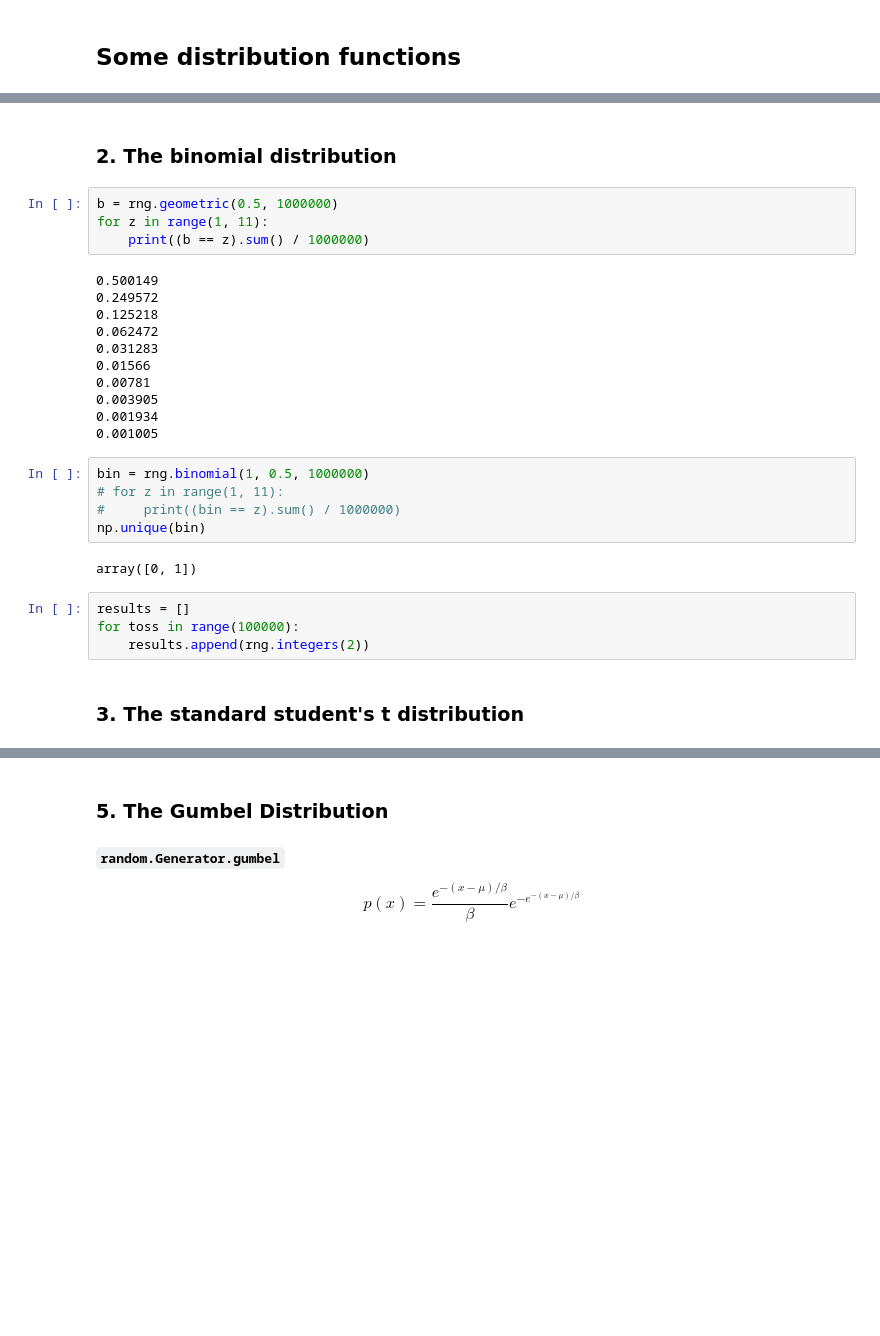
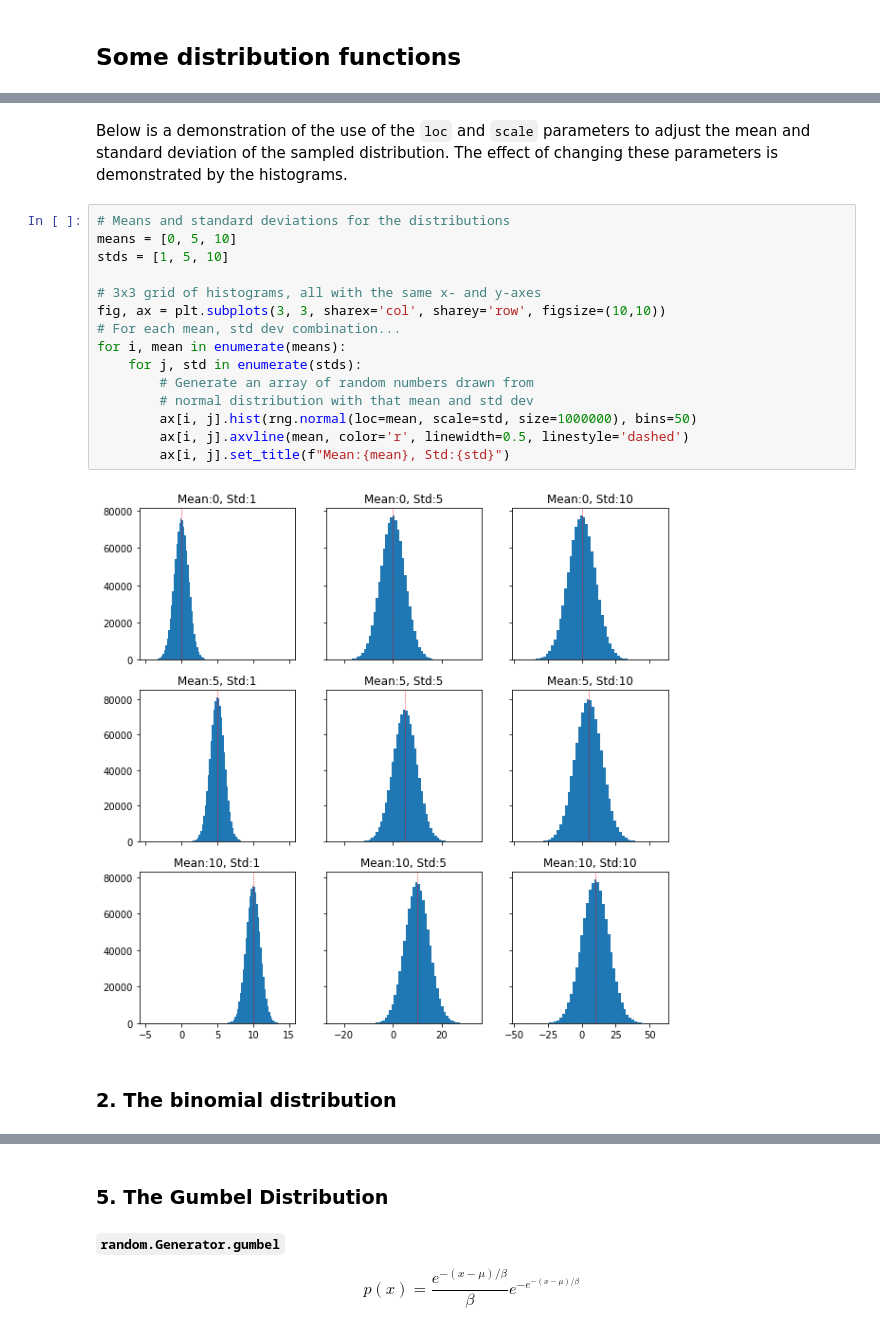
Before and after one commit to fod/numpy-random, a Jupyter notebook: numpy-random.ipynb, the cells around one changed output, grey strips where cells are left out. Cells and saved outputs as stored; diff of their text form; blank space fills up the shorter version.

```diff
--- a/numpy-random.ipynb
+++ b/numpy-random.ipynb
@@ -513,30 +515,21 @@ $$ f(x)=\frac{1}{\sigma\sqrt{2\pi}}e^{-\frac{1}{2}(\frac{x-\mu}{\sigma})^2} $$
+# %% [markdown]
+Below is a demonstration of the use of the `loc` and `scale` parameters to adjust the mean and standard deviation of the sampled distribution. The effect of changing these parameters is demonstrated by the histograms.
+# %%
+# Means and standard deviations for the distributions
+means = [0, 5, 10]
+stds = [1, 5, 10]
+
+# 3x3 grid of histograms, all with the same x- and y-axes
+fig, ax = plt.subplots(3, 3, sharex='col', sharey='row', figsize=(10,10))
+# For each mean, std dev combination...
+for i, mean in enumerate(means):
+    for j, std in enumerate(stds):
+        # Generate an array of random numbers drawn from
+        # normal distribution with that mean and std dev
+        ax[i, j].hist(rng.normal(loc=mean, scale=std, size=1000000), bins=50)
+        ax[i, j].axvline(mean, color='r', linewidth=0.5, linestyle='dashed')
+        ax[i, j].set_title(f"Mean:{mean}, Std:{std}")
+# %% [output]
+[figure, added]
 # %% [markdown]
 ### 2. The binomial distribution
-# %%
-b = rng.geometric(0.5, 1000000)
-for z in range(1, 11):
-    print((b == z).sum() / 1000000)
-# %% [output]
-0.500149
-0.249572
-0.125218
-0.062472
-0.031283
-0.01566
-0.00781
-0.003905
-0.001934
-0.001005
-# %%
-bin = rng.binomial(1, 0.5, 1000000)
-# for z in range(1, 11):
-#     print((bin == z).sum() / 1000000)
-np.unique(bin)
-# %% [output]
-array([0, 1])
-# %%
-results = []
-for toss in range(100000):
-    results.append(rng.integers(2))
-# %% [markdown]
-### 3. The standard student's t distribution
```
Also changed, not shown: parts of 20 cells of this notebook.
